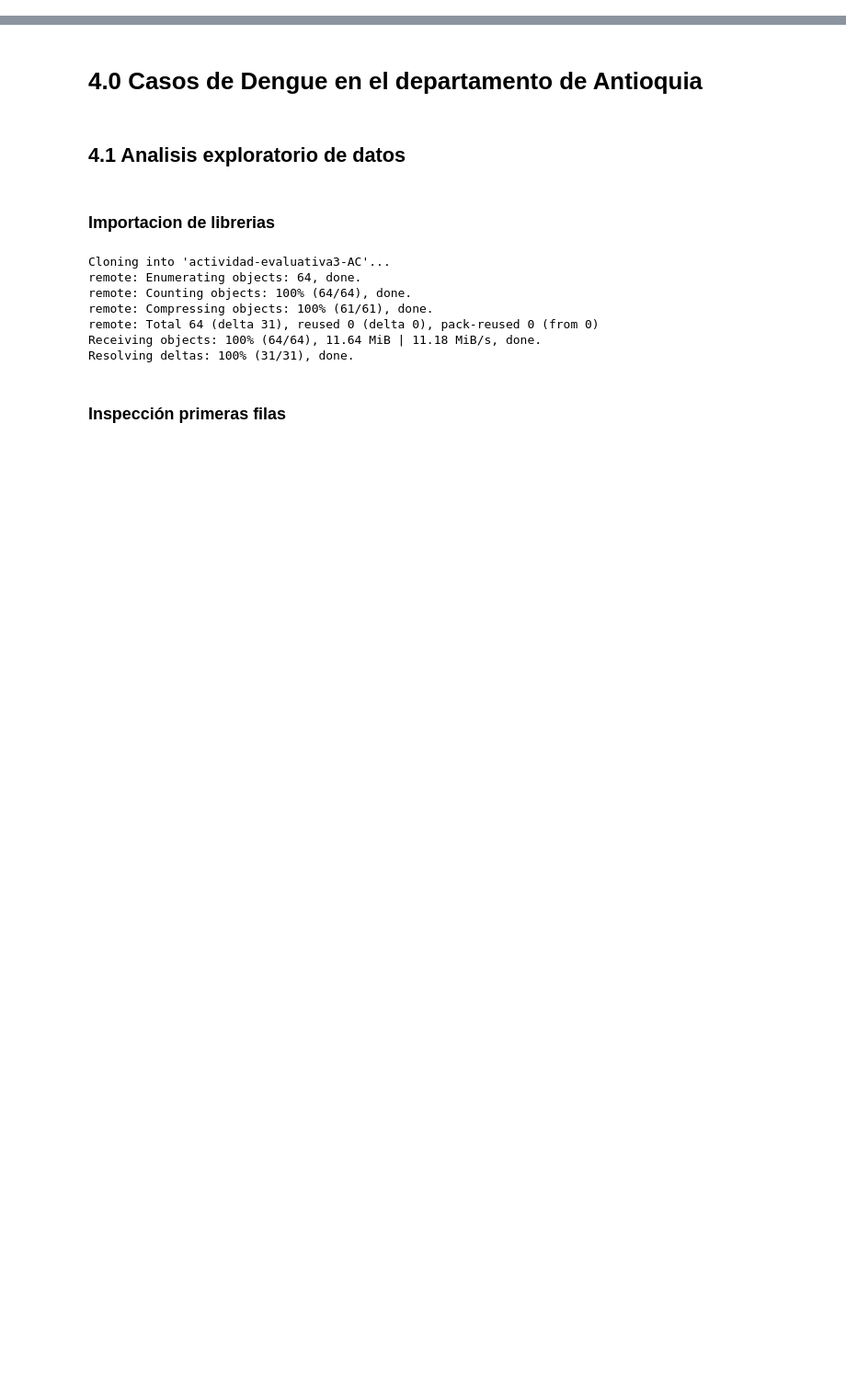
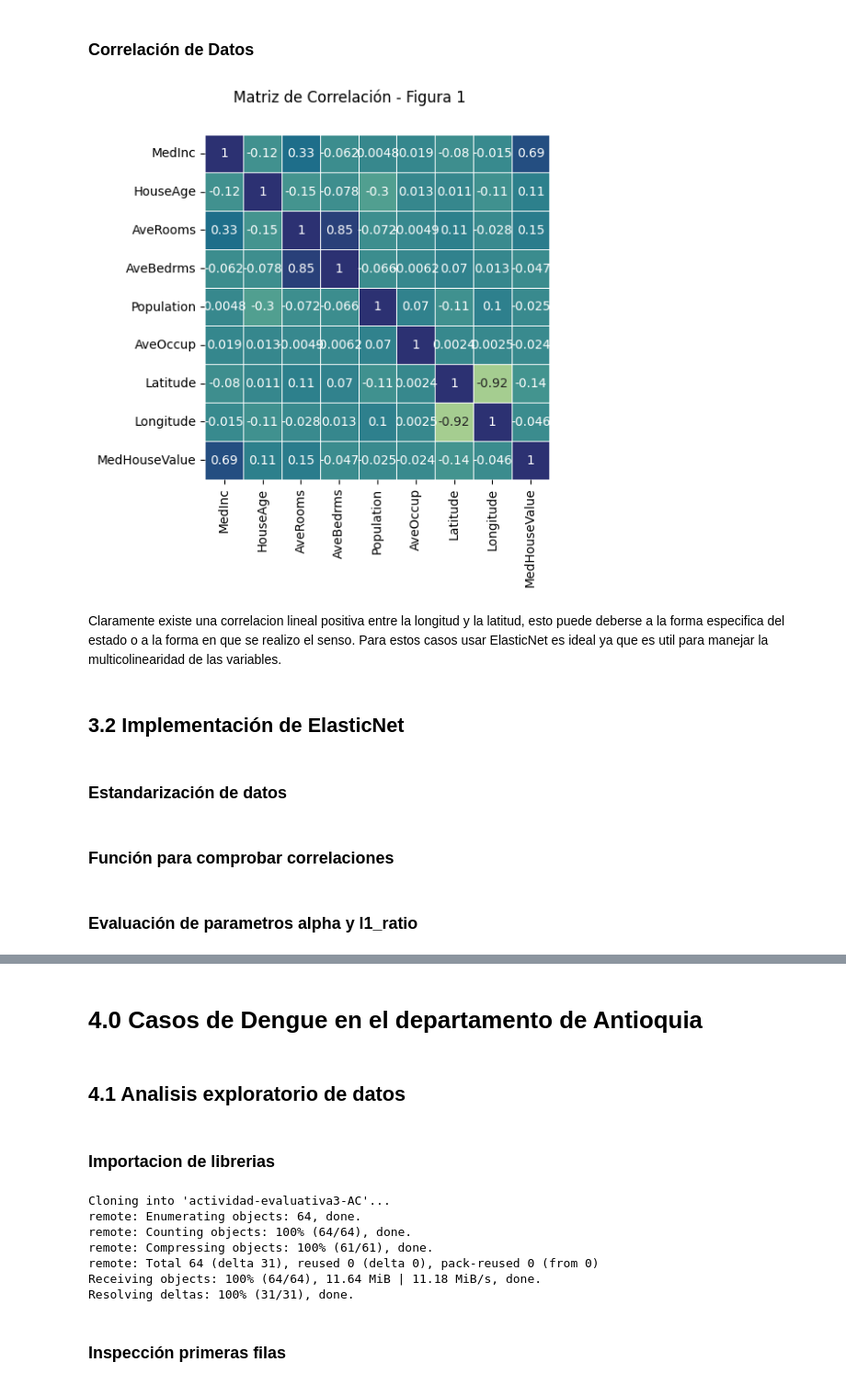
Before and after one commit to MarioSolano98/actividad-evaluativa3-AC, a Jupyter notebook: actividad_evaluativa3.ipynb, the cells around one changed output, grey strips where cells are left out. Shown at 92% size. Drawn from its saved outputs; the diff is of its cells as text; code cells hidden in the pictures; blank space fills up the shorter version.

```diff
--- a/actividad_evaluativa3.ipynb
+++ b/actividad_evaluativa3.ipynb
@@ -2,0 +186,21 @@
+# %% [markdown]
+### Correlación de Datos
+# %%
+#Explorar la correlaciones de las variables
+
+corr_matrix_pearson = pd.concat([ch_data,ch_target],axis=1).corr(method='pearson')
+
+figure,axes = plt.subplots(figsize=(25,5))
+figure.suptitle('Matriz de Correlación - Figura 1')
+
+sns.heatmap(corr_matrix_pearson,annot=True,cmap='crest',linecolor = 'white',linewidth=.5,cbar=False,square=True)
+
+plt.show()
+# %% [output]
+[figure, added]
+# %% [markdown]
+Claramente existe una correlacion lineal positiva entre la longitud y la latitud, esto puede deberse a la forma especifica del estado o a la forma en que se realizo el senso. Para estos casos usar ElasticNet es ideal ya que es util para manejar la multicolinearidad de las variables.
+# %% [markdown]
+## **3.2 Implementación de ElasticNet**
+# %% [markdown]
+### Estandarización de datos
@@ -2,0 +241,2 @@
+# %% [markdown]
+### Función para comprobar correlaciones
@@ -2,0 +249,2 @@
+# %% [markdown]
+### Evaluación de parametros alpha y l1_ratio
```
Also changed, not shown: parts of 23 cells of this notebook.
